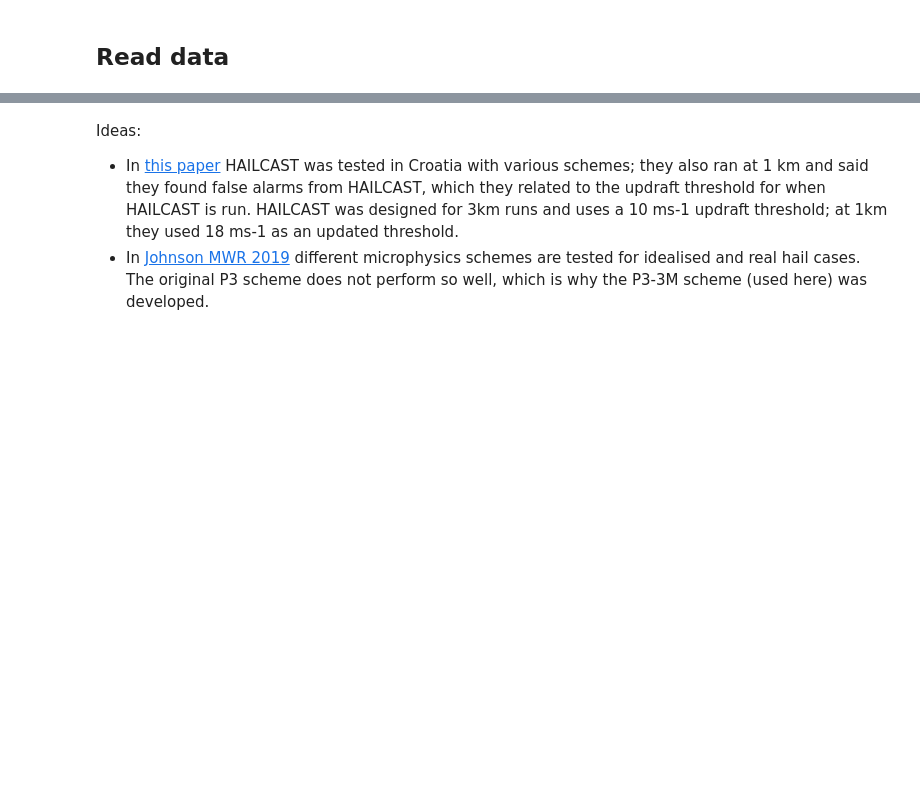
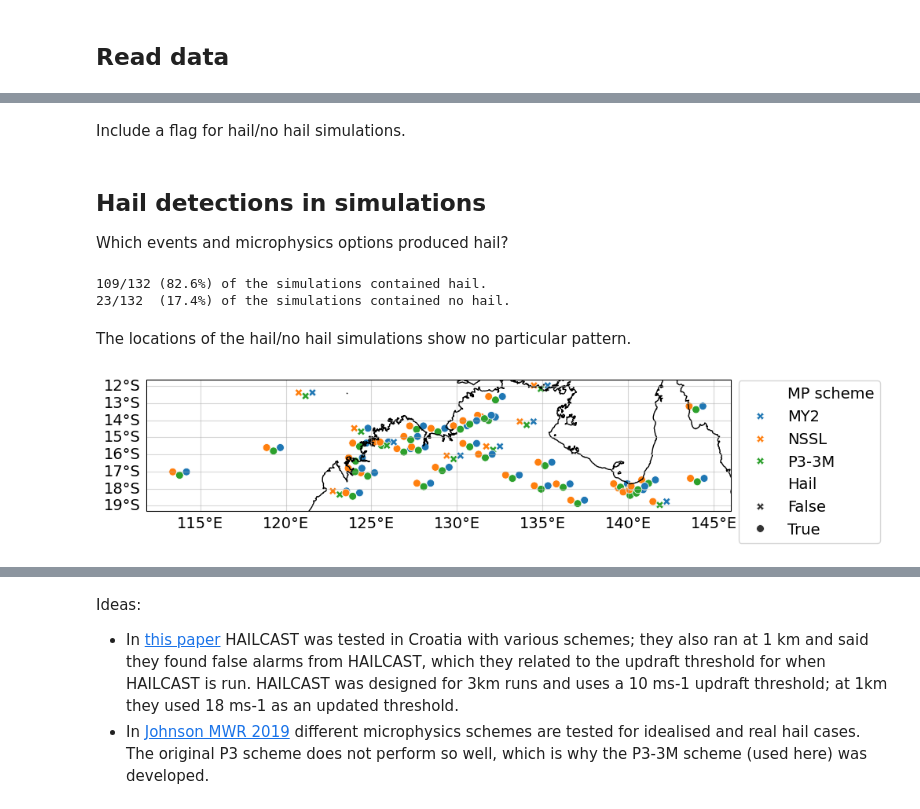
Before and after one commit to traupach/aus_tropics_hail, a Jupyter notebook: analysis/kimberley_hail.ipynb, the cells around one changed output, grey strips where cells are left out. Drawn from its saved outputs; the diff is of its cells as text; code cells hidden in the pictures; blank space fills up the shorter version.

```diff
--- a/analysis/kimberley_hail.ipynb
+++ b/analysis/kimberley_hail.ipynb
@@ -27,6 +28,6 @@ client = Client()
 ## Settings
 # %%
 BC2019_file = 'data/GMI_BC2019_20_hailcases_AUST.txt'                # Data file containing Bang & Cecil 2019 hail detections.
-sims_dir = '/g/data/up6/tr2908/kimberley_hail/WRF_v4.4/simulations/' # Directory where simulations are held.
-wrf_dir = '/g/data/up6/tr2908/kimberley_hail/WRF_v4.4/template/'     # Directory with compiled WRF and basic namelist files.
+sims_dir = '/g/data/w42/tr2908/kimberley_hail/WRF_v4.4/simulations/' # Directory where simulations are held.
+wrf_dir = '/g/data/w42/tr2908/kimberley_hail/WRF_v4.4/template/'     # Directory with compiled WRF and basic namelist files.
 adiabat_lookups = '/g/data/w42/tr2908/aus400_hail/'                  # Parcel adiabat lookup dir.
@@ -107,3 +173,3 @@ dat = nh.open_kimberley_data(hail_detections=hail_detections, sims_dir=sims_dir)
 # %%
-print(f'Removing {np.mean(dat.hailcast_diam_max > 150).values * 100}\% of points for hailcast max diam > 150 mm (15 cm).')
-dat = dat.where(dat.hailcast_diam_max <= 150)
+print(f'Removing {np.round(np.mean(dat.hailcast_diam_max > 200).values * 100, 4)}% of points for hailcast max diam > 200 mm (20 cm).')
+dat = dat.where(dat.hailcast_diam_max <= 200)
@@ -135,0 +180,28 @@ _ = (dat.hailcast_diam_max > 25).sum(['west_east', 'south_north']).plot(x='times
+# %%
+dat = dat.stack({'event_scheme': ['event', 'mp_scheme']})
+# %% [markdown]
+Include a flag for hail/no hail simulations.
+# %%
+dat['event_includes_hail'] = (dat.hailcast_diam_max.max(['timestep', 'south_north', 'west_east']) > 0).load()
+dat['event_latitude'] = dat.latitude.mean(['timestep', 'south_north', 'west_east']).load()
+dat['event_longitude'] = dat.longitude.mean(['timestep', 'south_north', 'west_east']).load()
+# %% [markdown]
+## Hail detections in simulations
+
+Which events and microphysics options produced hail?
+# %%
+num_events = dat.event_scheme.size
+hail_events = dat.event_includes_hail.sum().values
+nohail_events = num_events - hail_events
+
+print(f'{hail_events}/{num_events}\t({np.round(hail_events/num_events*100,1)}%) of the simulations contained hail.')
+print(f'{nohail_events}/{num_events}\t({np.round(nohail_events/num_events*100,1)}%) of the simulations contained no hail.')
+# %% [output]
+109/132 (82.6%) of the simulations contained hail.
+23/132  (17.4%) of the simulations contained no hail.
+# %% [markdown]
+The locations of the hail/no hail simulations show no particular pattern.
+# %%
+nh.plot_hail_simulations(dat=dat)
+# %% [output]
+[figure, added]
```
Also changed, not shown: parts of 31 cells of this notebook, 7 other files.
